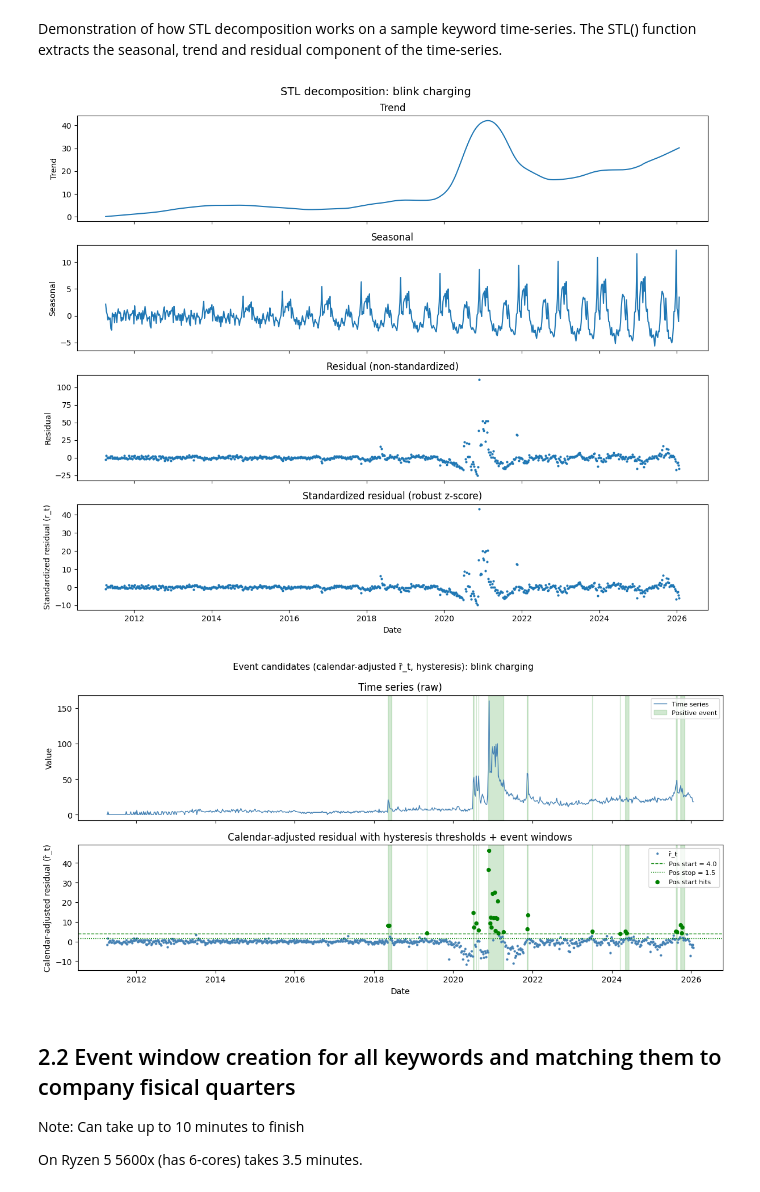
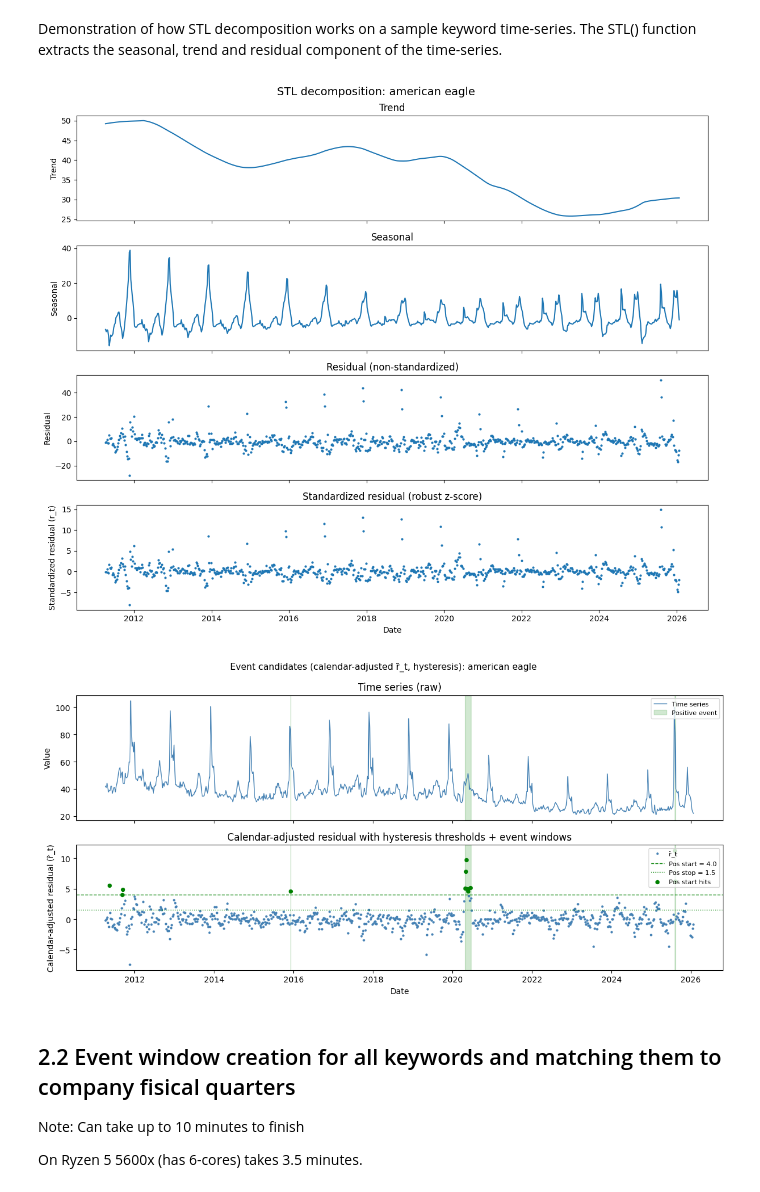
Before and after one commit to eetujok/google-trends-for-eps-estimation, a Jupyter notebook: project.ipynb, the cells around one changed output. Drawn from its saved outputs; the diff is of its cells as text; code cells hidden in the pictures.

```diff
--- a/project.ipynb
+++ b/project.ipynb
@@ -216,7 +216,7 @@ The run_full_pipeline function below does the following:
 # %% [markdown]
 Demonstration of how STL decomposition works on a sample keyword time-series. The STL() function extracts the seasonal, trend and residual component of the time-series.
 # %%
-SAMPLE_KEYWORD = "blink charging"
+SAMPLE_KEYWORD = "american eagle"
 PERIOD = 53
 SEASONAL = 53
 TREND = 103
@@ -224,6 +224,10 @@ EVENT_THRESHOLD_HIGH = 4.0
 EVENT_STOP_POS = 1.5
 START_CONSEC = 1
 END_CONSEC = 2
+
+REQUIRE_MIN_CHANGE = True
+MIN_CHANGE_FRACTION = 0.2
+PRE_WEEKS_FOR_AVG = 2
 
 # Load timeseries from data
 data_dir = Path(".") / "data"
@@ -273,35 +277,48 @@ upper_windows = detect_events(
     start_consec=START_CONSEC,
     end_consec=END_CONSEC,
 )
+if REQUIRE_MIN_CHANGE:
+    filtered = []
+    for t_s, t_e in upper_windows:
+        pre_slice = ts.loc[(ts.index >= t_s - pd.DateOffset(weeks=PRE_WEEKS_FOR_AVG)) & (ts.index < t_s)]
+        pre_avg = pre_slice.mean()
+        ev_slice = ts.loc[t_s:t_e]
+        if len(ev_slice) == 0:
+            continue
+        denom = max(abs(pre_avg), 1e-9) if pd.notna(pre_avg) else 1e-9
+        rel_changes = (ev_slice - pre_avg).abs() / denom
+        if (rel_changes >= MIN_CHANGE_FRACTION).any():
+            filtered.append((t_s, t_e))
+    upper_windows = filtered
 upper_points = r_cal_t >= EVENT_THRESHOLD_HIGH
 
 # --- Figure 2: Event window plot (raw series + r_cal_t with thresholds and windows) ---
 fig2, axes = plt.subplots(2, 1, figsize=(12, 6), sharex=True)
 fig2.suptitle(f"Event candidates (calendar-adjusted r̃_t, hysteresis): {SAMPLE_KEYWORD}", fontsize=11)
 axes[0].plot(ts.index, ts.values, color="steelblue", linewidth=1, label="Time series")
 first_pos = True
 for a, b in upper_windows:
     axes[0].axvspan(a, b, alpha=0.18, color="green", label="Positive event" if first_pos else None)
     first_pos = False
 axes[0].set_ylabel("Value")
 axes[0].set_title("Time series (raw)")
 axes[0].legend(loc="upper right", fontsize=8)
 axes[1].plot(r_cal_t.index, r_cal_t.values, marker="o", linestyle="none", markersize=2, color="steelblue", label="r̃_t")
 for a, b in upper_windows:
     axes[1].axvspan(a, b, alpha=0.18, color="green")
 axes[1].axhline(EVENT_THRESHOLD_HIGH, color="green", linestyle="--", linewidth=1, label=f"Pos start = {EVENT_THRESHOLD_HIGH}")
 axes[1].axhline(EVENT_STOP_POS, color="green", linestyle=":", linewidth=1, label=f"Pos stop = {EVENT_STOP_POS}")
 if upper_points.any():
     axes[1].scatter(r_cal_t[upper_points].index, r_cal_t[upper_points].values, color="green", s=18, zorder=5, label="Pos start hits")
 axes[1].set_ylabel("Calendar-adjusted residual (r̃_t)")
 axes[1].set_xlabel("Date")
 axes[1].set_title("Calendar-adjusted residual with hysteresis thresholds + event windows")
 axes[1].legend(loc="upper right", fontsize=8)
 plt.tight_layout()
 plt.show()
 # %% [output]
-[figure, old version]
+[figure, new version]
-[figure, old version]
+[figure, new version]
 # %% [markdown]
 ## 2.2 Event window creation for all keywords and matching them to company fisical quarters
 
```
Also changed, not shown: parts of 4 cells of this notebook, 1 other file.
